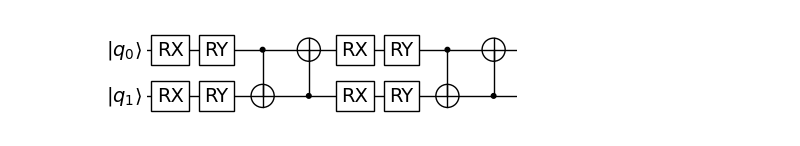
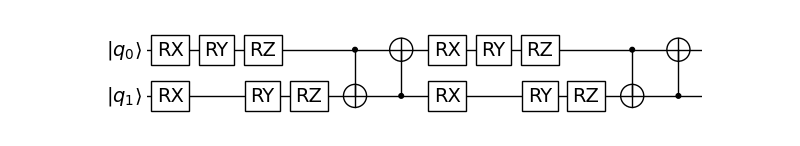
Before and after one commit to qiboteam/qiboml, a Jupyter notebook: tutorials/data_reuploading.ipynb, the cells around one changed output. Cells and saved outputs as stored; diff of their text form; code cells hidden in the pictures.

```diff
--- a/tutorials/data_reuploading.ipynb
+++ b/tutorials/data_reuploading.ipynb
@@ -36,6 +36,7 @@ def trainable_circuit(entanglement=True):
     trainable_circ  = Circuit(nqubits)
     for q in range(nqubits):
         trainable_circ.add(gates.RY(q=q, theta=np.random.randn()))
+        trainable_circ.add(gates.RZ(q=q, theta=np.random.randn()))
     if nqubits > 1 and entanglement:
         [trainable_circ.add(gates.CNOT(q%nqubits, (q+1)%nqubits) for q in range(nqubits))]
     return trainable_circ
@@ -43,7 +44,7 @@ def trainable_circuit(entanglement=True):
 # Decoding layer
 decoding_circ = Expectation(
     nqubits=nqubits,
-    backend=construct_backend("numpy")
+    backend=construct_backend("qiboml", platform="pytorch")
 )
 
 # The whole model
@@ -55,7 +56,7 @@ model = QuantumModel(
         trainable_circuit(entanglement=True)
     ],
     decoding=decoding_circ,
-    differentiation=PSR(),
+    differentiation=None,
 )
 
 model.draw()
@@ -64,4 +65,4 @@ model.draw()
-[figure, old version]
+[figure, new version]
 # %%
 # Prepare the training dataset (using f(x) = sin(x) as the target function)
 def f(x):
```
Also changed, not shown: parts of 4 cells of this notebook, 1 other file.
